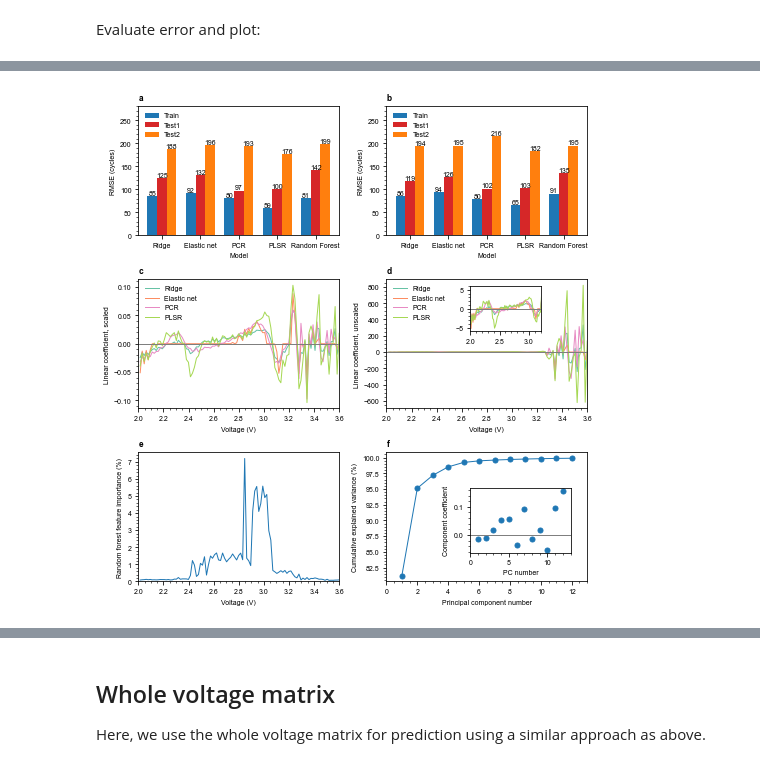
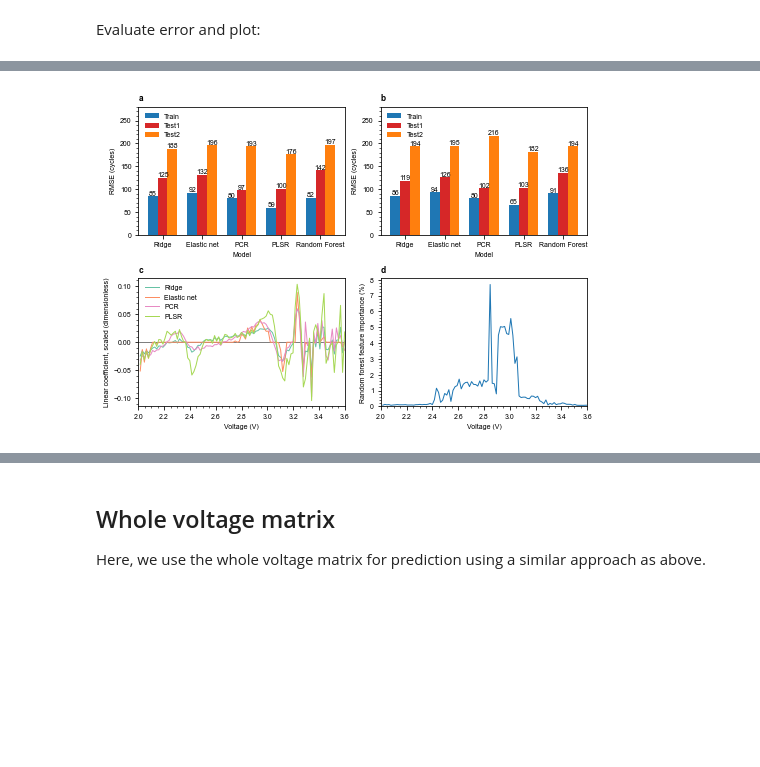
Before and after one commit to petermattia/revisit-severson-et-al, a Jupyter notebook: revisit-severson-et-al.ipynb, the cells around one changed output, grey strips where cells are left out. Drawn from its saved outputs; the diff is of its cells as text; code cells hidden in the pictures; blank space fills up the shorter version.

```diff
--- a/revisit-severson-et-al.ipynb
+++ b/revisit-severson-et-al.ipynb
@@ -547,7 +753,6 @@ Loop through all summary statistic features and transforms to train the model an
 RMSE_train = np.zeros((len(functions), len(transforms)))
 RMSE_test1 = np.zeros((len(functions), len(transforms)))
 RMSE_test2 = np.zeros((len(functions), len(transforms)))
-skews = np.zeros((len(functions), len(transforms)))
 
 # Preinitialize
 do_raw_features_have_consistently_signed_values = {}
@@ -592,8 +797,7 @@ for k, func in enumerate(functions):
         RMSE_test2[k, k2] = mean_squared_error(cycle_lives_test2, y_test2_pred, squared=False)
 
         # Print stats
-        skews[k, k2] = skew(X_train)
-        print(f'{trans}: Skew(train) = {skews[k, k2]:0.3f}, RMSE(train) = {RMSE_train[k, k2]:0.3f}')
+        print(f'{trans}: RMSE(train) = {RMSE_train[k, k2]:0.3f}')
 
     print()
 # %% [output]
@@ -690,7 +867,6 @@ Loop through all summary statistic features and transforms to train the model an
 RMSE_train = np.zeros((len(functions), len(transforms)))
 RMSE_test1 = np.zeros((len(functions), len(transforms)))
 RMSE_test2 = np.zeros((len(functions), len(transforms)))
-skews = np.zeros((len(functions), len(transforms)))
 
 # Preinitialize
 do_raw_features_have_consistently_signed_values = {}
@@ -730,13 +906,11 @@ for k, func in enumerate(functions):
         y_test1_pred = enet.predict(X_test1_scaled)
         y_test2_pred = enet.predict(X_test2_scaled)
 
-        RMSE_train[k, k2] = mean_squared_error(np.power(10, y_train), np.power(10, y_train_pred), squared=False)
-        RMSE_test1[k, k2] = mean_squared_error(np.power(10, y_test1_mod), np.power(10, y_test1_pred), squared=False)
-        RMSE_test2[k, k2] = mean_squared_error(np.power(10, y_test2), np.power(10, y_test2_pred), squared=False)
+        # Evaluate error
+        RMSE_train[k, k2], RMSE_test1[k, k2], RMSE_test2[k, k2] = get_RMSE_for_all_datasets(y_train_pred, y_test1_pred, y_test2_pred)
 
         # Print stats
-        skews[k, k2] = skew(X_train)
-        print(f'{trans}: Skew(train) = {skews[k, k2]:0.3f}, RMSE(train) = {RMSE_train[k, k2]:0.3f}')
+        print(f'{trans}: RMSE(train) = {RMSE_train[k, k2]:0.3f}')
 
     print()
 # %% [output]
@@ -973,9 +1153,8 @@ for k, trans in enumerate(transforms):
     y_test1_pred = enet.predict(X_test1_scaled)
     y_test2_pred = enet.predict(X_test2_scaled)
 
-    RMSE_train[k] = mean_squared_error(np.power(10, y_train), np.power(10, y_train_pred), squared=False)
-    RMSE_test1[k] = mean_squared_error(np.power(10, y_test1_mod), np.power(10, y_test1_pred), squared=False)
-    RMSE_test2[k] = mean_squared_error(np.power(10, y_test2), np.power(10, y_test2_pred), squared=False)
+    # Evaluate error
+    RMSE_train[k], RMSE_test1[k], RMSE_test2[k] = get_RMSE_for_all_datasets(y_train_pred, y_test1_pred, y_test2_pred)
 
     print(f'{trans}: RMSE_train={RMSE_train[k]:.0f}, RMSE_test1={RMSE_test1[k]:.0f}, RMSE_test2={RMSE_test2[k]:.0f}')
 # %% [output]
@@ -1240,7 +1419,7 @@ models_cycavg = {
                  'Ridge': RidgeCV(alphas=alphas, cv=5),
                  'Elastic net': ElasticNetCV(l1_ratio=l1_ratios, cv=5, random_state=0, max_iter=100000),
                  'PCR': make_pipeline(PCA(n_components=n_comp_pcr_cycavg), LinearRegression()),
-                 'PLSR': PLSRegression(n_components=n_comp_plsr_cycavg),
+                 'PLSR': PLSRegression(n_components=n_comp_plsr_cycavg, scale=False),
                  'Random Forest': RandomForestRegressor(**rf_random_cycavg.best_params_)
                  }
 
@@ -1263,27 +1442,16 @@ barWidth = 0.25
 # model colors
 model_colors = cm.get_cmap('Set2')([0, 1, 3, 4])
 
-fig, ax = plt.subplots(figsize=(fig_width_2col, 3 * fig_height),
-                       nrows = 3, ncols = 2)
+fig, ax = plt.subplots(figsize=(fig_width_2col, 2 * fig_height),
+                       nrows = 2, ncols = 2)
 ax = ax.ravel()
 
-for k in np.arange(6):
+for k in np.arange(4):
     ax[k].set_title(chr(97+k), loc='left', weight='bold')
 
-# Add insets
-ax_inset3 = inset_axes(ax[3], width='100%', height='100%',
-                       bbox_to_anchor=(0.4, 0.625, 0.35, 0.35),
-                       bbox_transform=ax[3].transAxes,
-                       loc='upper left')
-ax_inset3.xaxis.set_minor_locator(AutoMinorLocator())
-ax_inset3.set_xlim([2, 3.2])
-ax_inset3.set_ylim([-6, 6])
+# Add y=0 lines
+ax[2].axhline(0, color='tab:gray')
 
-ax_inset5 = inset_axes(ax[5], width='100%', height='100%',
-                       bbox_to_anchor=(0.4, 0.25, 0.5, 0.5),
-                       bbox_transform=ax[5].transAxes,
-                       loc='upper left')
-ax_inset5.xaxis.set_minor_locator(AutoMinorLocator())
 
 for k, model_name in enumerate(models):
 
@@ -1305,13 +1473,8 @@ for k, model_name in enumerate(models):
     y_test2_pred_cycavg = model.predict(X_test2_scaled_cycavg)
 
     # Evaluate error
-    RMSE_train[k] = mean_squared_error(np.power(10, y_train), np.power(10, y_train_pred), squared=False)
-    RMSE_test1[k] = mean_squared_error(np.power(10, y_test1_mod), np.power(10, y_test1_pred), squared=False)
-    RMSE_test2[k] = mean_squared_error(np.power(10, y_test2), np.power(10, y_test2_pred), squared=False)
-
-    RMSE_train_cycavg[k] = mean_squared_error(np.power(10, y_train), np.power(10, y_train_pred_cycavg), squared=False)
-    RMSE_test1_cycavg[k] = mean_squared_error(np.power(10, y_test1_mod), np.power(10, y_test1_pred_cycavg), squared=False)
-    RMSE_test2_cycavg[k] = mean_squared_error(np.power(10, y_test2), np.power(10, y_test2_pred_cycavg), squared=False)
+    RMSE_train[k], RMSE_test1[k], RMSE_test2[k] = get_RMSE_for_all_datasets(y_train_pred, y_test1_pred, y_test2_pred)
+    RMSE_train_cycavg[k], RMSE_test1_cycavg[k], RMSE_test2_cycavg[k] = get_RMSE_for_all_datasets(y_train_pred_cycavg, y_test1_pred_cycavg, y_test2_pred_cycavg)
 
     # Display errors
     print(f'{model_name} RMSE: Train={RMSE_train[k]:.0f} cyc, Test1={RMSE_test1[k]:.0f} cyc, Test2={RMSE_test2[k]:.0f} cyc')
@@ -1320,32 +1483,19 @@ for k, model_name in enumerate(models):
     # Add coefficients results to other axes
     if hasattr(model, 'coef_'):
 
-        coefs_log_cycles_per_mAh = model.coef_.reshape(-1) / scaler.scale_
-
         ax[2].plot(Vdlin[::freq], model.coef_, color=model_colors[k], label=model_name)
-        ax[3].plot(Vdlin[::freq], coefs_log_cycles_per_mAh, color=model_colors[k], label=model_name)
-        ax_inset3.plot(Vdlin[::freq], coefs_log_cycles_per_mAh, color=model_colors[k])
 
     if model_name == 'PCR': # Special case since coefs aren't an attribute in this pipeline
 
         pcr_lr_coefs = models['PCR'].named_steps['linearregression'].coef_
         pcr_comps = models['PCR'].named_steps['pca'].components_
         pcr_coefs = np.dot(pcr_lr_coefs, pcr_comps)
-        coefs_log_cycles_per_mAh = pcr_coefs / scaler.scale_
+        coefs_unscaled = pcr_coefs / scaler.scale_
 
         ax[2].plot(Vdlin[::freq], pcr_coefs, color=model_colors[k], label='PCR')
-        ax[3].plot(Vdlin[::freq], coefs_log_cycles_per_mAh, color=model_colors[k], label='PCR')
-        ax_inset3.plot(Vdlin[::freq], coefs_log_cycles_per_mAh, color=model_colors[k])
-
-        # Plot components
-        n_comps = np.arange(len(models['PCR'].named_steps['pca'].explained_variance_ratio_)) + 1
-        explained_var_ratio = 100 * np.cumsum(models['PCR'].named_steps['pca'].explained_variance_ratio_)
-
-        ax[5].plot(n_comps, explained_var_ratio, '-o')
-        ax_inset5.plot(n_comps, pcr_lr_coefs, 'o')
 
     if hasattr(model, 'feature_importances_'): # RF
-        ax[4].plot(Vdlin[::freq], 100 * model.feature_importances_)
+        ax[3].plot(Vdlin[::freq], 100 * model.feature_importances_)
 
 # Plot error
 x = np.arange(len(models))  # the label locations
@@ -1388,35 +1538,22 @@ for k in x:
 ax[0].legend(loc='upper left')
 ax[1].legend(loc='upper left')
 ax[2].legend()
-ax[3].legend()
 
 ax[0].set_xlabel('Model')
 ax[1].set_xlabel('Model')
-for k in [2, 3, 4]:
+for k in [2, 3]:
     ax[k].set_xlabel('Voltage (V)')
     ax[k].set_xlim([2.0, 3.6])
-ax[5].set_xlabel('Principal component number')
-ax_inset5.set_xlabel('PC number')
 
-ax[2].axhline(0, color='tab:gray')
-ax[3].axhline(0, color='tab:gray')
-ax_inset3.axhline(0, color='tab:gray')
-ax_inset5.axhline(0, color='tab:gray')
-
-ax[4].set_ylim(bottom=0)
-ax[5].set_xlim([0, 13])
-ax_inset5.set_xlim([0, 13])
+ax[3].set_ylim(bottom=0)
 
 ax[0].set_ylabel('RMSE (cycles)')
 ax[1].set_ylabel('RMSE (cycles)')
-ax[2].set_ylabel('Linear coefficient, scaled')
-ax[3].set_ylabel('Linear coefficient, unscaled')
-ax[4].set_ylabel('Random forest feature importance (%)')
-ax[5].set_ylabel('Cumulative explained variance (%)')
-ax_inset5.set_ylabel('Component coefficient')
+ax[2].set_ylabel('Linear coefficient, scaled (dimensionless)')
+ax[3].set_ylabel('Random forest feature importance (%)')
 
 plt.tight_layout()
-plt.savefig(figpath / 'fig7_multivariate.eps', format='eps')
+plt.savefig(figpath / 'fig8_multivariate.eps', format='eps')
 # %% [output]
 Ridge RMSE: Train=85 cyc, Test1=125 cyc, Test2=188 cyc
 Ridge RMSE, cycavg: Train=86 cyc, Test1=119 cyc, Test2=194 cyc
@@ -1435 +1572 @@ Random Forest RMSE, cycavg: Train=91 cyc, Test1=135 cyc, Test2=195 cyc
-[figure, old version]
+[figure, new version]
```
Also changed, not shown: parts of 63 cells of this notebook, 9 other files.
